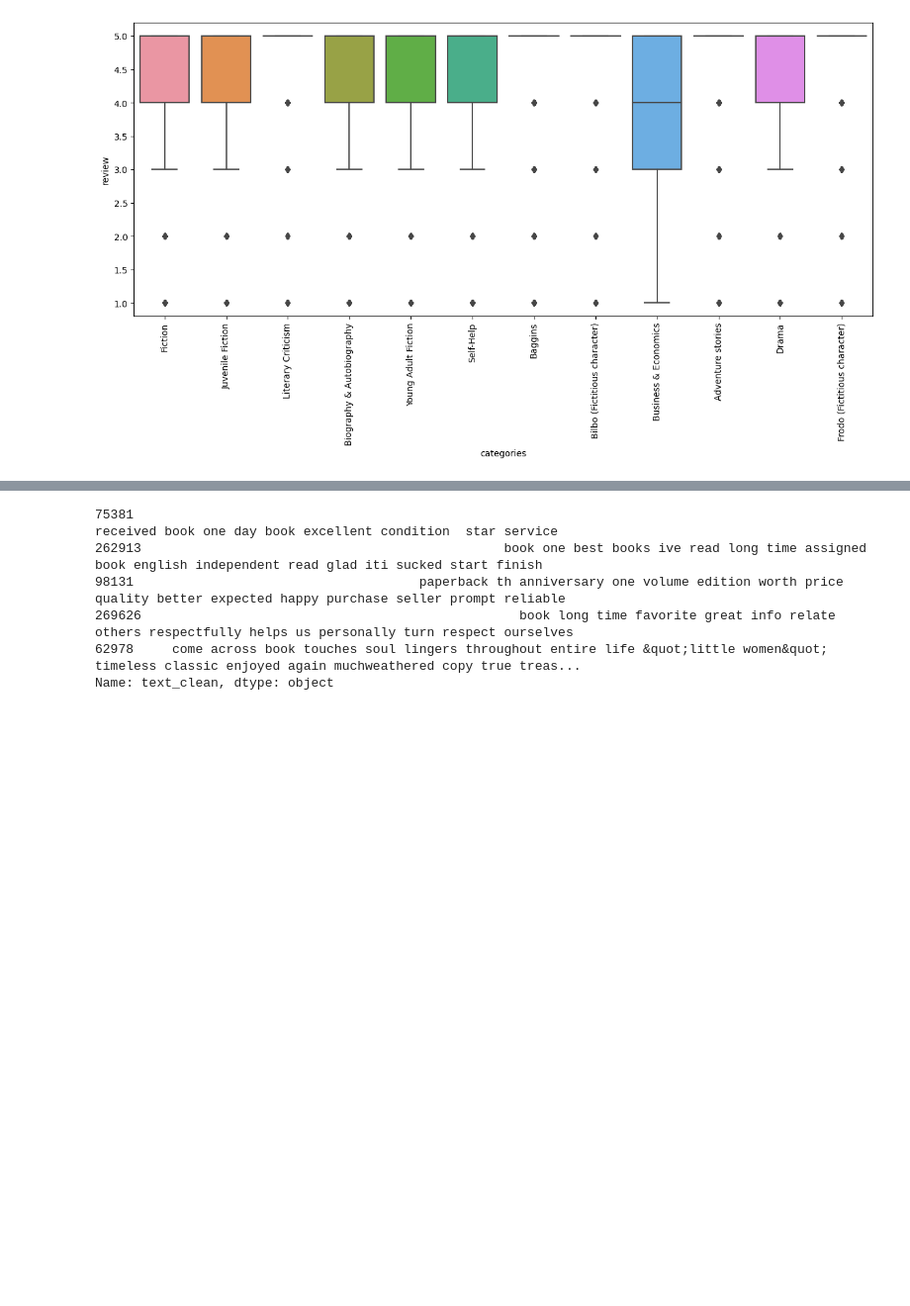
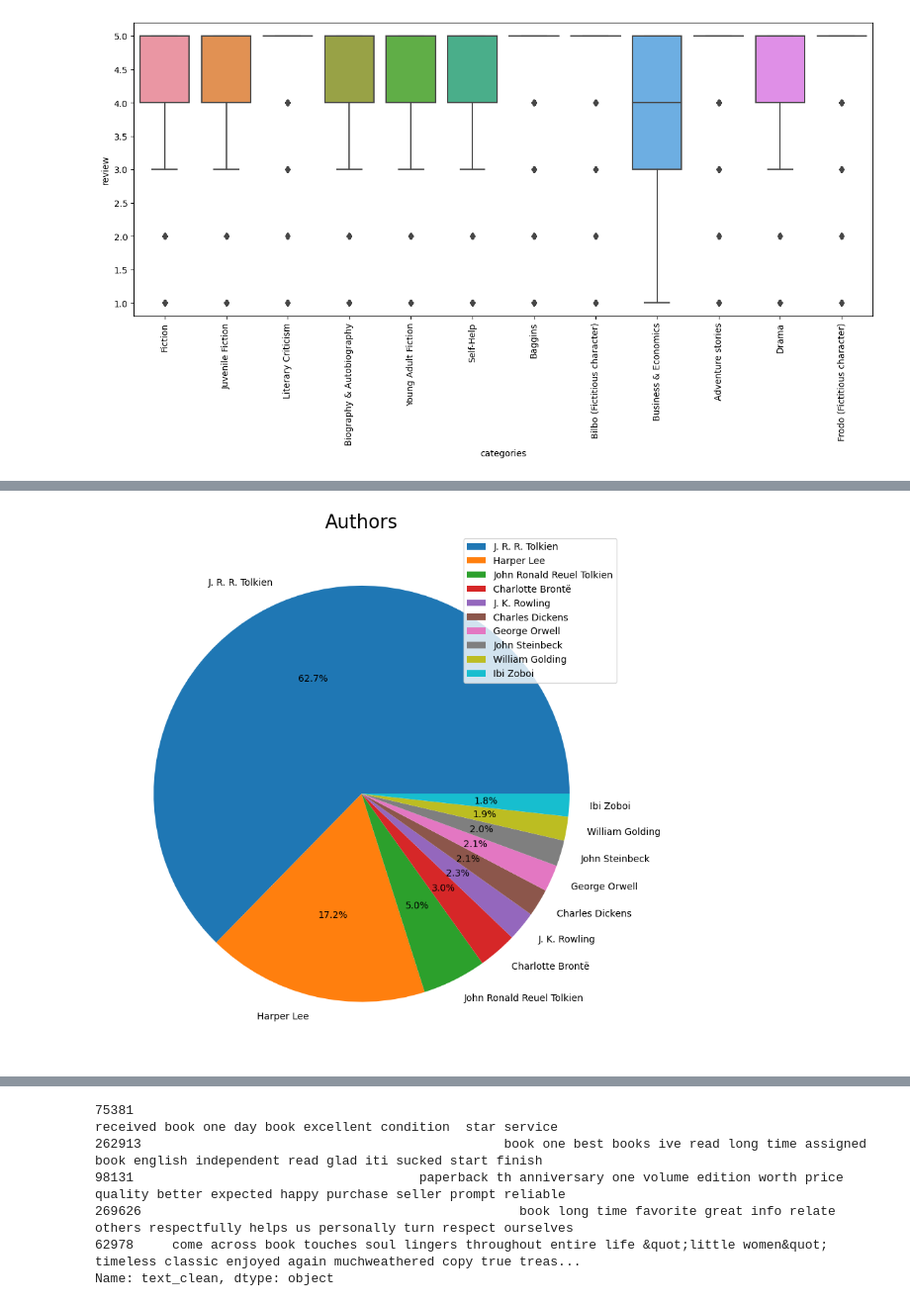
Before and after one commit to arnaldochm/final_project_nlp, a Jupyter notebook: notebooks/notebook_EDA.ipynb, the cells around one changed output, grey strips where cells are left out. Shown at 99% size. Drawn from its saved outputs; the diff is of its cells as text; code cells hidden in the pictures; blank space fills up the shorter version.

```diff
--- a/notebooks/notebook_EDA.ipynb
+++ b/notebooks/notebook_EDA.ipynb
@@ -285,0 +288,11 @@ plt.show()
+# %%
+labels=top_10_authors_counts.keys().map(str)
+
+fig = plt.figure(figsize=(10, 10))
+plt.pie(top_10_categories_counts, labels=labels,autopct='%1.1f%%')
+plt.title('Authors', fontsize = 20)
+plt.axis('off')
+plt.legend()
+plt.show()
+# %% [output]
+[figure, added]
```
Also changed, not shown: parts of 16 cells of this notebook.
